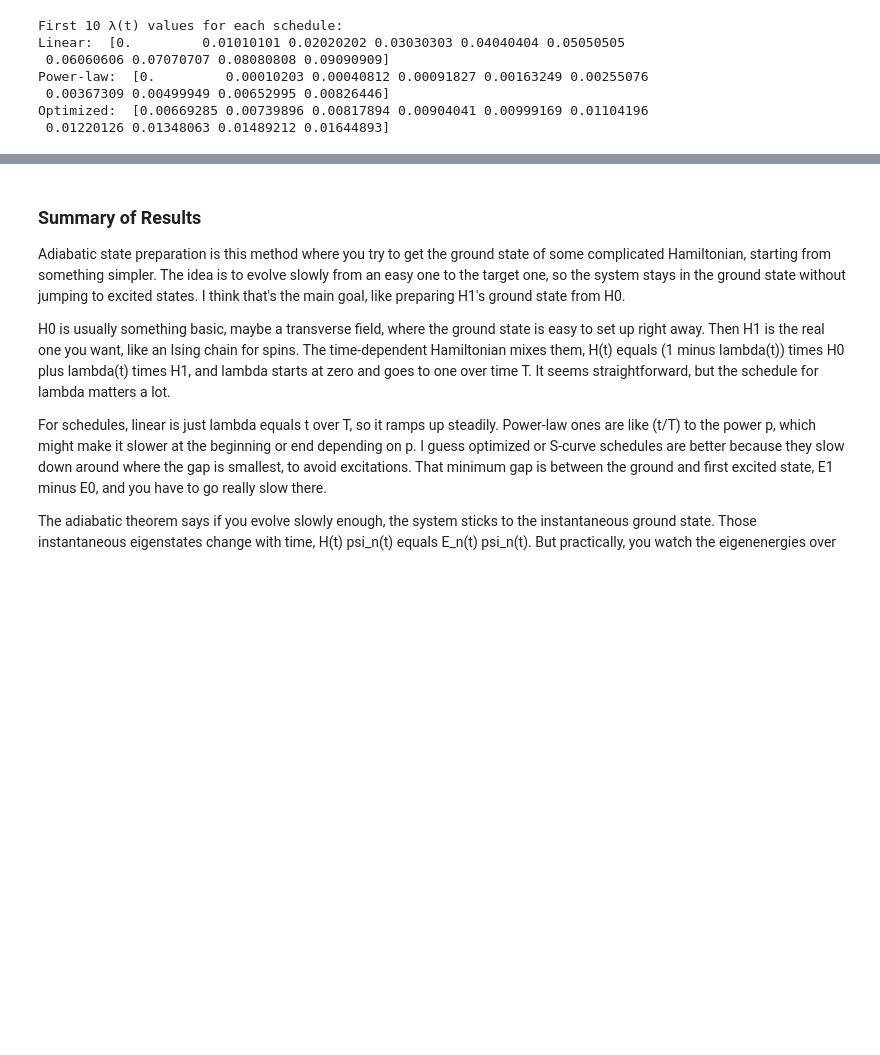
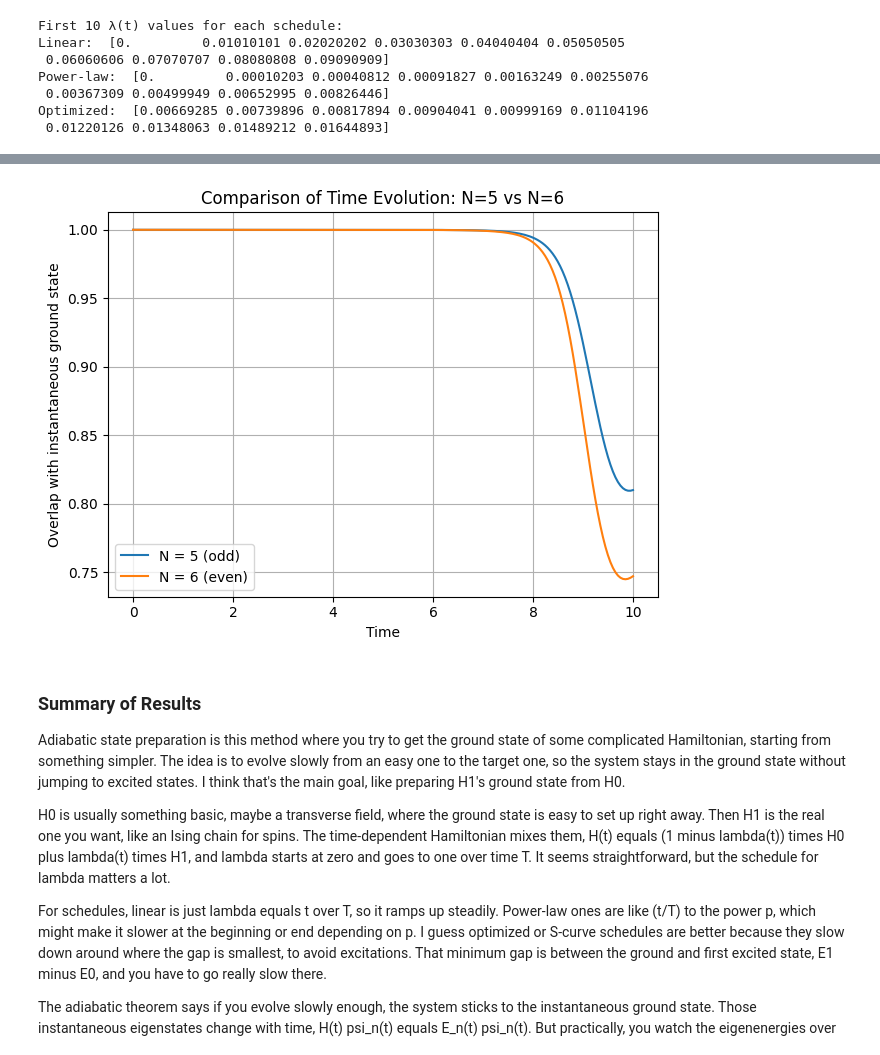
Before and after one commit to Abiyzelalem27/Quantum_Algorithms, a Jupyter notebook: Adiabatic _state_preparation.ipynb, the cells around one changed output, grey strips where cells are left out. Drawn from its saved outputs; the diff is of its cells as text; code cells hidden in the pictures; blank space fills up the shorter version.

```diff
--- a/Adiabatic _state_preparation.ipynb
+++ b/Adiabatic _state_preparation.ipynb
@@ -320,3 +517,63 @@ Optimized:  [0.00669285 0.00739896 0.00817894 0.00904041 0.00999169 0.01104196
+# %%
+import numpy as np
+import matplotlib.pyplot as plt
+from qutip import *
+
+def simulate_overlap(N, J=1.0, g0=5.0, g1=0.1, t_final=10.0, num_steps=200):
+    tlist = np.linspace(0, t_final, num_steps)
+
+    def g_t(t, args):
+        return args['g0'] + (args['g1'] - args['g0']) * t / args['t_final']
+
+    args = {'g0': g0, 'g1': g1, 't_final': t_final}
+
+    def sigmax_site(N, i):
+        op_list = [qeye(2)] * N
+        op_list[i] = sigmax()
+        return tensor(op_list)
+
+    def sigmaz_sigmaz(N, i, j):
+        op_list = [qeye(2)] * N
+        op_list[i] = sigmaz()
+        op_list[j] = sigmaz()
+        return tensor(op_list)
+
+    H0 = sum([-J * sigmaz_sigmaz(N, i, i+1) for i in range(N-1)])
+    H1 = sum([-sigmax_site(N, i) for i in range(N)])
+    H = [H0, [H1, g_t]]
+
+    H_init = H0 + g_t(0, args) * H1
+    E0, psi0 = H_init.groundstate()
+
+    result = mesolve(H, psi0, tlist, [], [], args=args)
+
+    overlaps = []
+    for t, psi_t in zip(tlist, result.states):
+        Ht = H0 + g_t(t, args) * H1
+        Evals, Estates = Ht.eigenstates()
+        ground = Estates[0]
+        ov = abs(ground.overlap(psi_t))**2
+        overlaps.append(ov)
+
+    return tlist, overlaps
+
+# Simulate for N=5 and N=6
+tlist_5, overlaps_5 = simulate_overlap(N=5)
+tlist_6, overlaps_6 = simulate_overlap(N=6)
+
+# Plot results
+plt.figure()
+plt.plot(tlist_5, overlaps_5, label="N = 5 (odd)")
+plt.plot(tlist_6, overlaps_6, label="N = 6 (even)")
+plt.xlabel("Time")
+plt.ylabel("Overlap with instantaneous ground state")
+plt.title("Comparison of Time Evolution: N=5 vs N=6")
+plt.grid(True)
+plt.legend()
+plt.tight_layout()
+plt.show()
+# %% [output]
+[figure, added]
 # %% [markdown]
 ### Summary of Results
 
```
Also changed, not shown: parts of 6 cells of this notebook.
